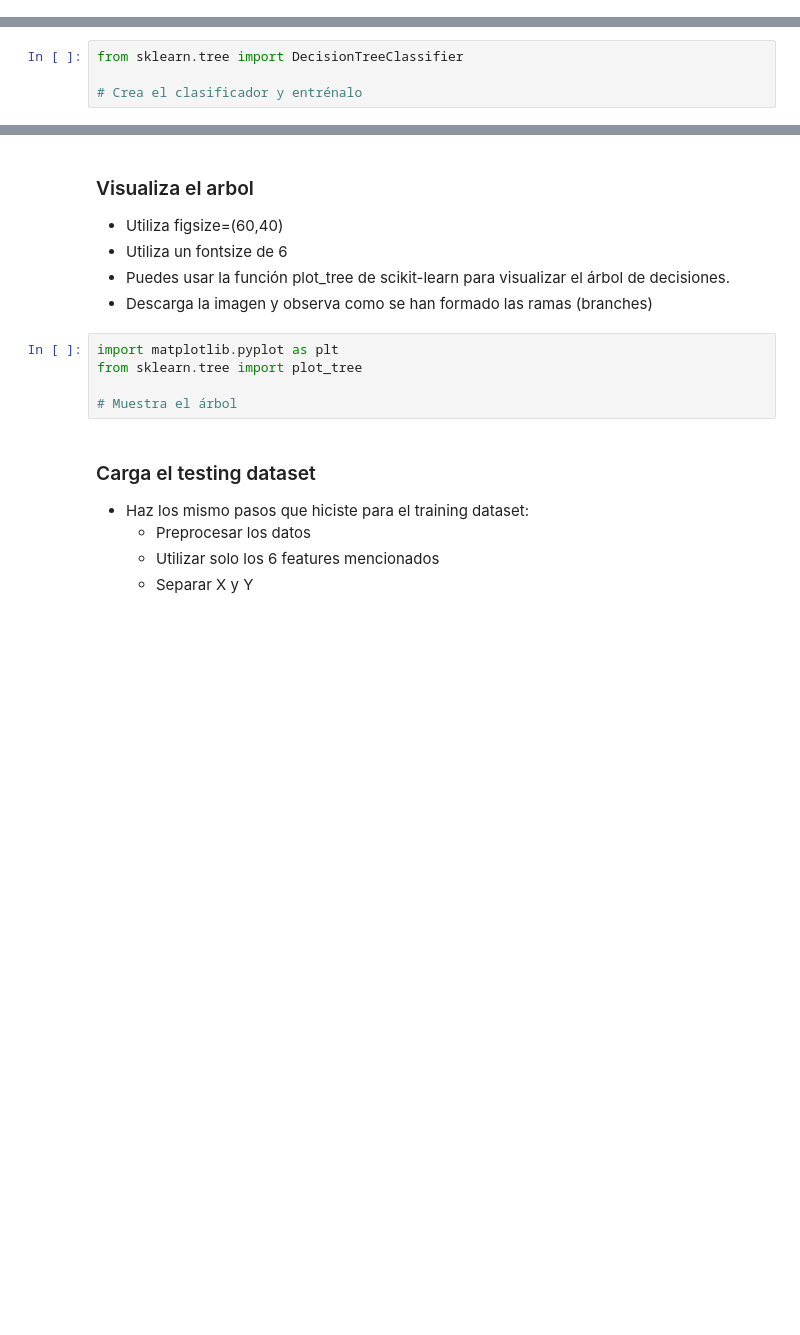
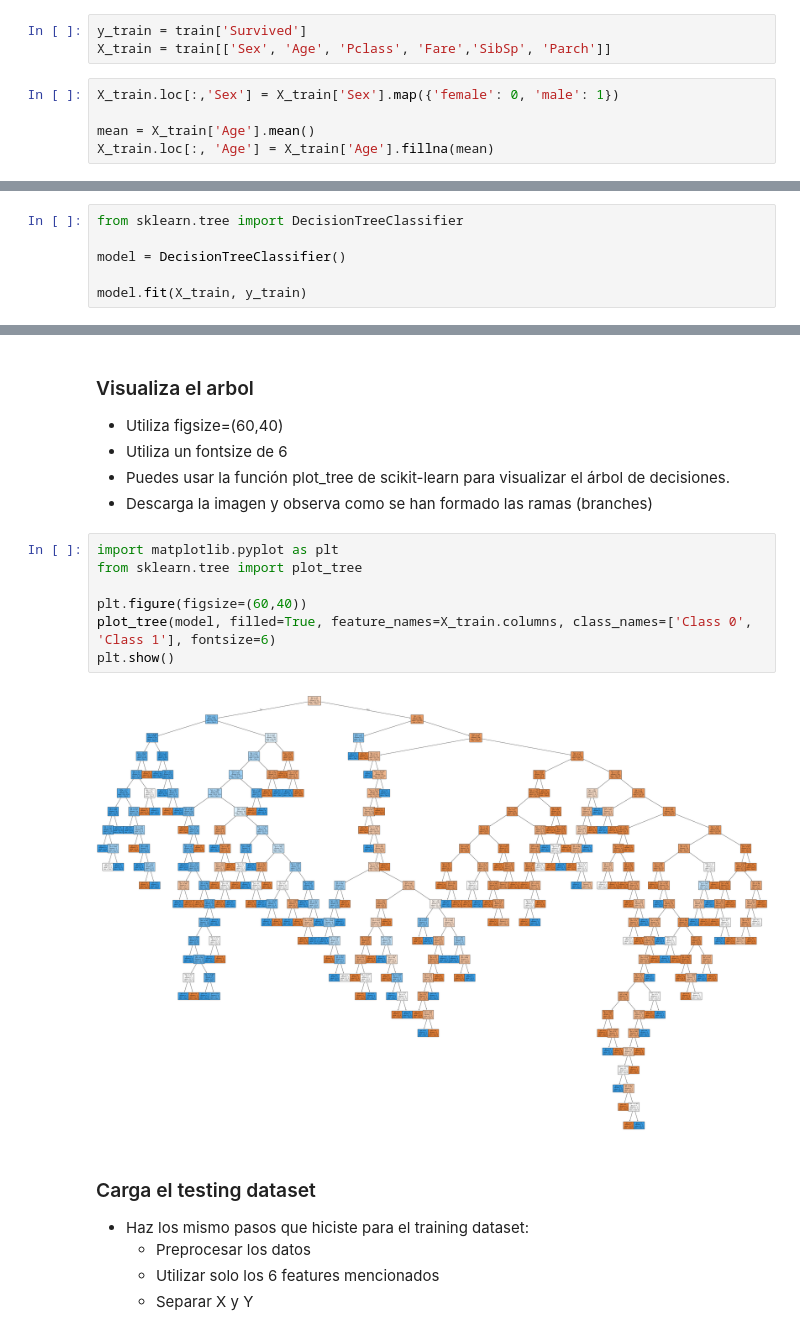
Before and after one commit to ArielRamosVela/ML_course, a Jupyter notebook: Talleres/Taller_6.ipynb, the cells around one changed output, grey strips where cells are left out. Cells and saved outputs as stored; diff of their text form; blank space fills up the shorter version.

```diff
--- a/Talleres/Taller_6.ipynb
+++ b/Talleres/Taller_6.ipynb
@@ -16,0 +13,8 @@ train = pd.read_csv('training.csv')
+# %%
+y_train = train['Survived']
+X_train = train[['Sex', 'Age', 'Pclass', 'Fare','SibSp', 'Parch']]
+# %%
+X_train.loc[:,'Sex'] = X_train['Sex'].map({'female': 0, 'male': 1})
+
+mean = X_train['Age'].mean()
+X_train.loc[:, 'Age'] = X_train['Age'].fillna(mean)
@@ -22,4 +42,6 @@ train = pd.read_csv('training.csv')
 # %%
 from sklearn.tree import DecisionTreeClassifier
 
-# Crea el clasificador y entrénalo
+model = DecisionTreeClassifier()
+
+model.fit(X_train, y_train)
@@ -33,8 +57,12 @@ from sklearn.tree import DecisionTreeClassifier
 # %%
 import matplotlib.pyplot as plt
 from sklearn.tree import plot_tree
 
-# Muestra el árbol
+plt.figure(figsize=(60,40))
+plot_tree(model, filled=True, feature_names=X_train.columns, class_names=['Class 0', 'Class 1'], fontsize=6)
+plt.show()
+# %% [output]
+[figure, added]
 # %% [markdown]
 ### Carga el testing dataset
 
```
Also changed, not shown: parts of 9 cells of this notebook.
